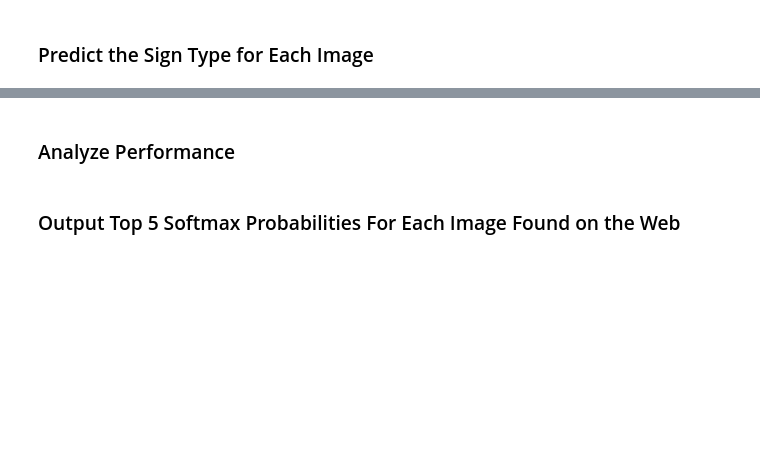
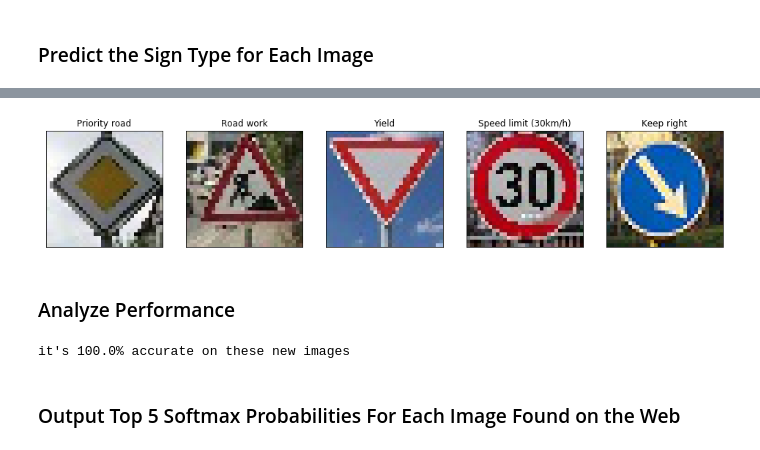
Before and after one commit to coder52/CarND-Traffic-Sign-Classifier-Project-P3, a Jupyter notebook: Traffic_Sign_Classifier.ipynb, the cells around one changed output, grey strips where cells are left out. Saved outputs shown, nothing was run; the diff lists cells and outputs as text; code cells hidden in the pictures; blank space fills up the shorter version.

```diff
--- a/Traffic_Sign_Classifier.ipynb
+++ b/Traffic_Sign_Classifier.ipynb
@@ -442,3 +505,10 @@ You may find `signnames.csv` useful as it contains mappings from the class id (i
 ### Run the predictions here and use the model to output the prediction for each image.
 ### Make sure to pre-process the images with the same pre-processing pipeline used earlier.
 ### Feel free to use as many code cells as needed.
+simples_processed = np.array(preprocess(simples), dtype='float32')
+predictions = LeNet(simples_processed)
+result = tf.argmax(predictions, axis=1, output_type=tf.int64, name=None)
+with tf.Session() as sess:
+    saver.restore(sess, './lenet')
+    answers = sess.run(result)
+    print(answers)
@@ -445,8 +527,27 @@ You may find `signnames.csv` useful as it contains mappings from the class id (i
+# %%
+labels=np.array(df['SignName'])
+# plot the images with predicted labels
+fig = plt.figure(figsize=(20, 4))
+for i, idx in enumerate(range(len(simples))):
+    ax = fig.add_subplot(1, 6, i+1, xticks=[], yticks=[])
+    plt.imshow(simples[idx])
+    ax.set_title(labels[answers[idx]])
+# %% [output]
+[figure, added]
 # %% [markdown]
 ### Analyze Performance
 # %%
 ### Calculate the accuracy for these 5 new images.
 ### For example, if the model predicted 1 out of 5 signs correctly, it's 20% accurate on these new images.
+#simple_accuracy = evaluate(simples, simples_correct)
+simples_pred = tf.equal(answers, simples_correct)
+simples_accuracy_operation = tf.reduce_mean(tf.cast(simples_pred, tf.float32))
+with tf.Session() as sess:
+    accuracy_result = sess.run(simples_accuracy_operation)
+
+    print(f'it\'s {accuracy_result*100}% accurate on these new images')
+# %% [output]
+it's 100.0% accurate on these new images
 # %% [markdown]
 ### Output Top 5 Softmax Probabilities For Each Image Found on the Web
 # %% [markdown]
```
Also changed, not shown: parts of 14 cells of this notebook, 5 other files.
